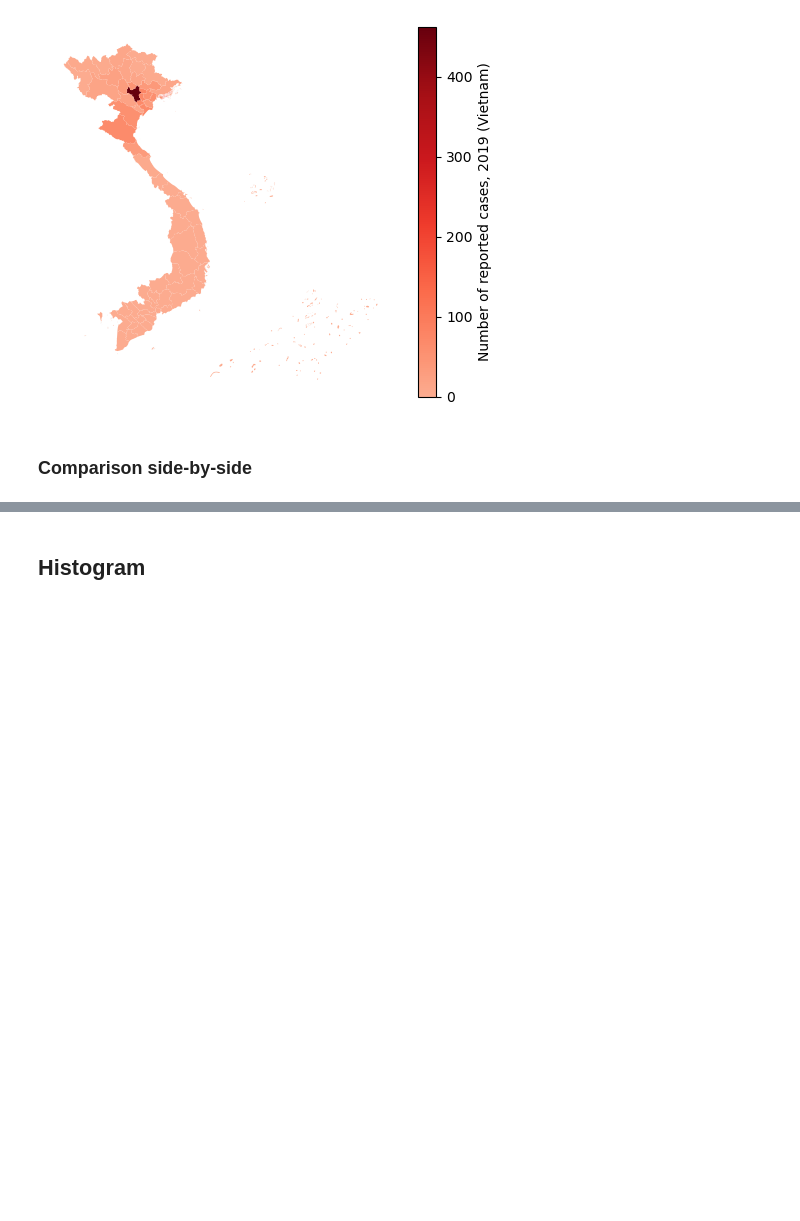
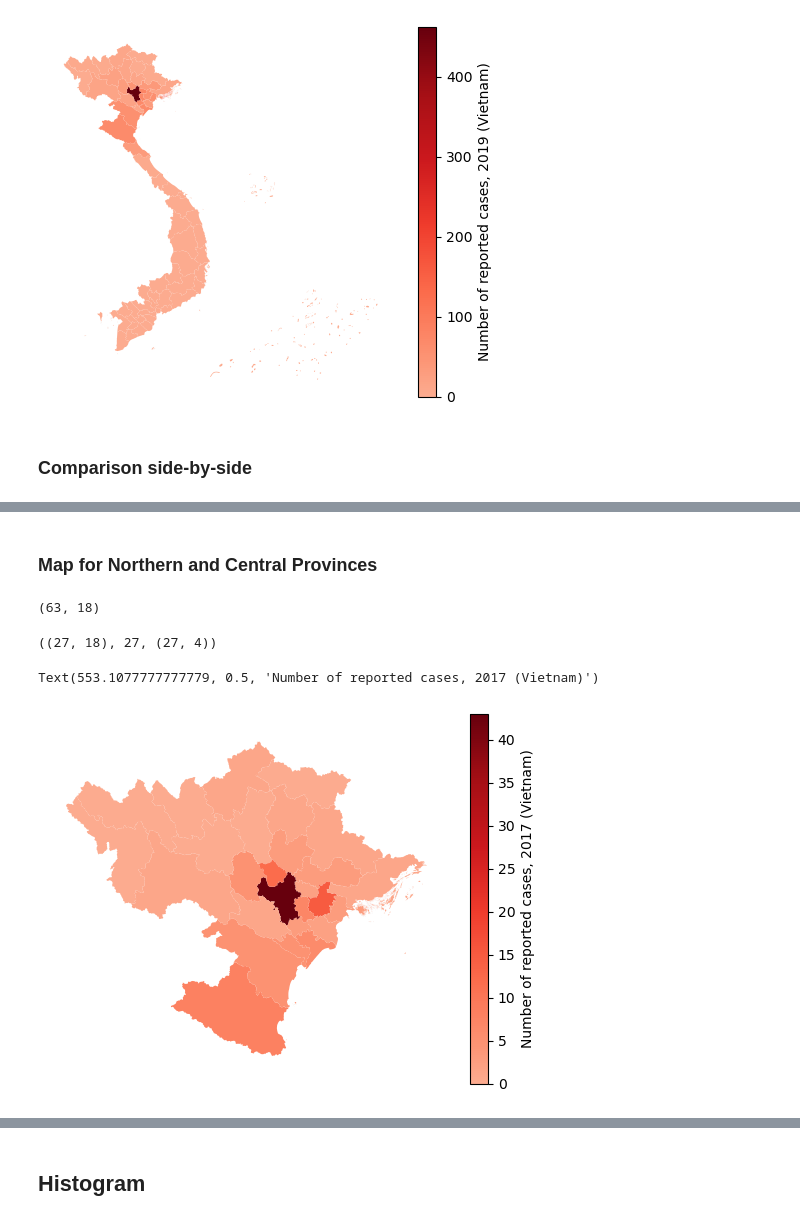
Before and after one commit to hung3a8/nhp-measles-analyse, a Jupyter notebook: Notebooks/Analyze/graph_and_map.ipynb, the cells around one changed output, grey strips where cells are left out. Saved outputs shown, nothing was run; the diff lists cells and outputs as text; code cells hidden in the pictures; blank space fills up the shorter version.

Commit message:
Heatmap for northern part only

```diff
--- a/Notebooks/Analyze/graph_and_map.ipynb
+++ b/Notebooks/Analyze/graph_and_map.ipynb
@@ -148,0 +179,41 @@ Text(561.9827777777779, 0.5, 'Number of reported cases, 2019 (Vietnam)')
+# %% [markdown]
+### Map for Northern and Central Provinces
+# %%
+gdf_partial = gdf.copy()
+gdf_partial.shape
+# %% [output]
+(63, 18)
+# %%
+provinces = ['Lao Cai','Yen Bai','Lai Chau','Dien Bien','Son La','Hoa Binh', 'Ha Giang','Tuyen Quang','Phu Tho',
+             'Thai Nguyen','Bac Kan','Cao Bang','Lang Son','Bac Giang','Quang Ninh',
+             'Hai Phong city','Vinh Phuc','Bac Ninh','Hung Yen','Hai Duong','Thai Binh','Nam Dinh','Ninh Binh','Ha Nam',
+             'Ha Noi','Thanh Hoa','Nghe An'
+            #  ,'Ha Tinh','Quang Binh','Quang Tri','Thua Thien Hue','Quang Nam','Quang Ngai',
+            #  'Binh Dinh','Phu Yen','Khanh Hoa','Ninh Thuan','Binh Thuan','Kon Tum','Gia Lai','Dak Lak'
+             ]
+# %%
+for province in gdf_partial['ADM1_EN'].values:
+    if province not in provinces:
+        gdf_partial = gdf_partial[gdf_partial['ADM1_EN'] != province]
+
+for province in df_years['Province'].values:
+    if province not in provinces:
+        df_years = df_years[df_years['Province'] != province]
+# %%
+gdf_partial.shape, len(provinces), df_years.shape
+# %% [output]
+((27, 18), 27, (27, 4))
+# %%
+patients = list(df_years['2017']) + [0] * (len(gdf) - len(df))
+gdf_2017 = gdf_partial.sort_values(by='ADM1_EN')
+
+gdf_2017.insert(0, 'Patient_2017', patients)
+
+f, ax = plt.subplots(1)
+gdf_ax = gdf_2017.plot(column='Patient_2017', figsize=(10, 10), cmap=cmap, ax=ax, legend=True)
+gdf_ax.set_axis_off()
+cbar = ax.get_figure().get_axes()[1]
+cbar.set_ylabel('Number of reported cases, 2017 (Vietnam)')
+# %% [output]
+Text(553.1077777777779, 0.5, 'Number of reported cases, 2017 (Vietnam)')
+[figure, added]
```
Also changed, not shown: parts of 6 cells of this notebook.
